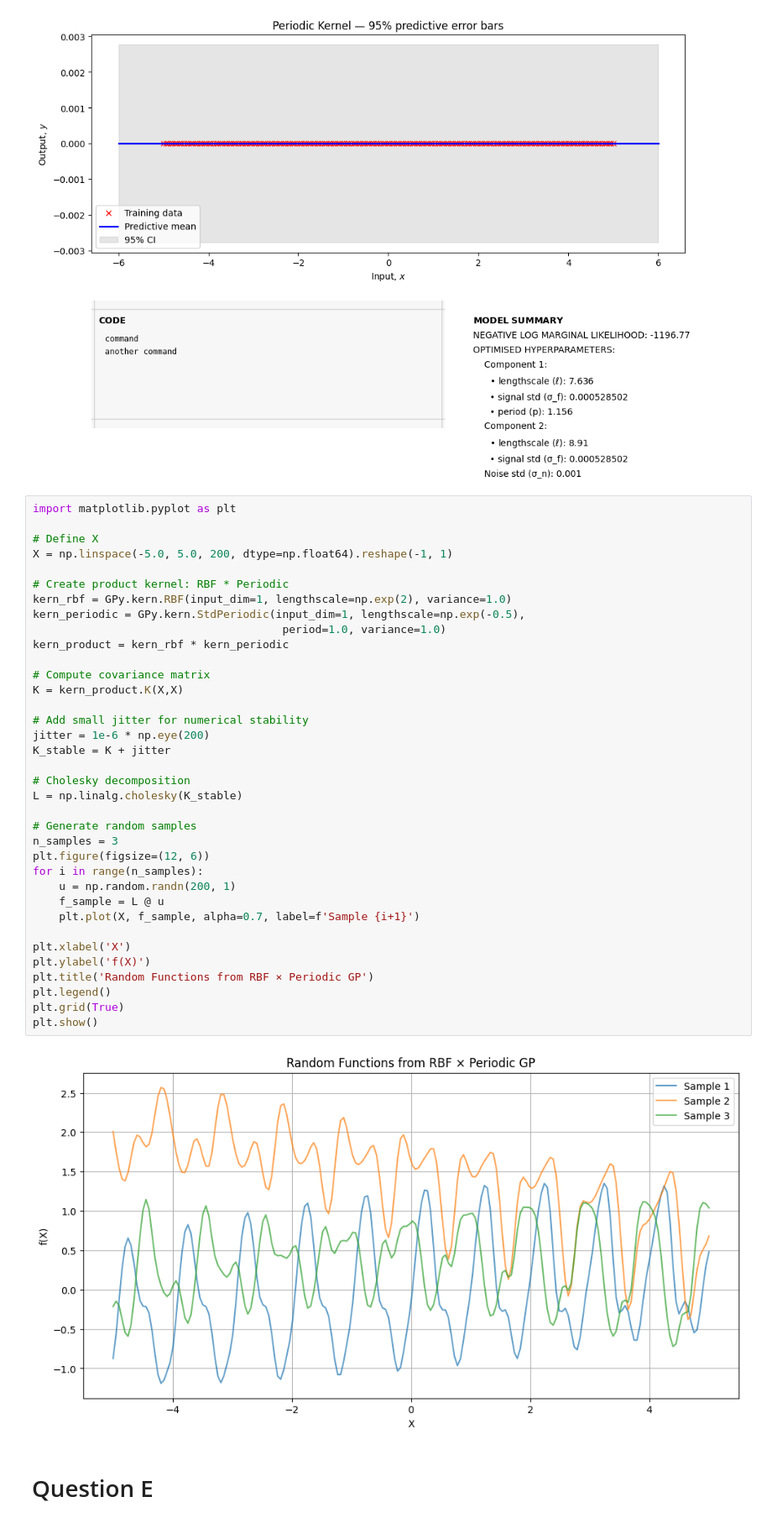
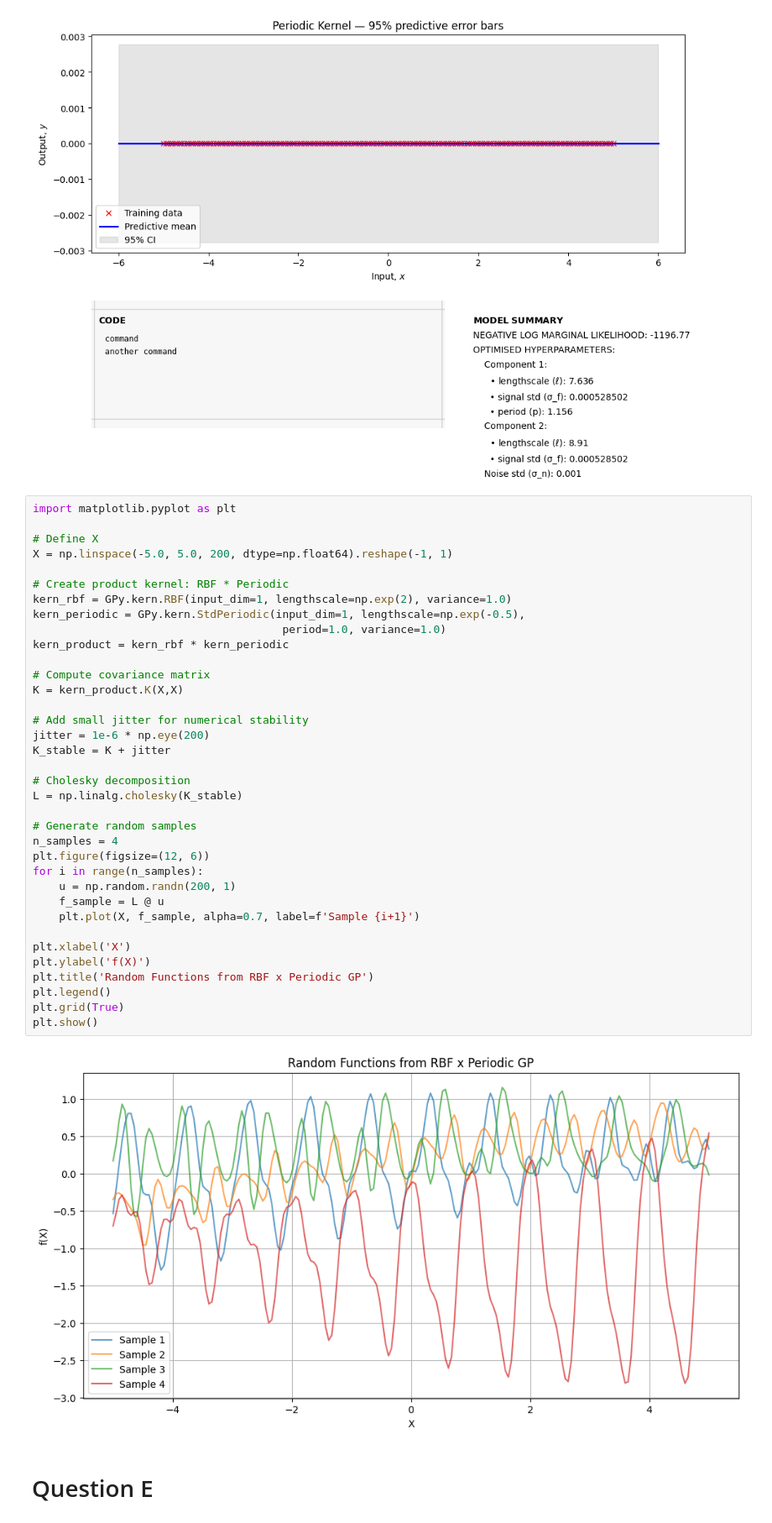
Before and after one commit to Olubusolami-R/gaussian-processes-cw, a Jupyter notebook: 2526/cw1/coursework1.ipynb, the cells around one changed output. Shown at 84% size. Drawn from its saved outputs; the diff is of its cells as text.

```diff
--- a/2526/cw1/coursework1.ipynb
+++ b/2526/cw1/coursework1.ipynb
@@ -350,36 +350,36 @@ X = np.linspace(-5.0, 5.0, 200, dtype=np.float64).reshape(-1, 1)
 
 # Create product kernel: RBF * Periodic
 kern_rbf = GPy.kern.RBF(input_dim=1, lengthscale=np.exp(2), variance=1.0)
 kern_periodic = GPy.kern.StdPeriodic(input_dim=1, lengthscale=np.exp(-0.5),
                                       period=1.0, variance=1.0)
 kern_product = kern_rbf * kern_periodic
 
 # Compute covariance matrix
 K = kern_product.K(X,X)
 
 # Add small jitter for numerical stability
 jitter = 1e-6 * np.eye(200)
 K_stable = K + jitter
 
 # Cholesky decomposition
 L = np.linalg.cholesky(K_stable)
 
 # Generate random samples
-n_samples = 3
+n_samples = 4
 plt.figure(figsize=(12, 6))
 for i in range(n_samples):
     u = np.random.randn(200, 1)
     f_sample = L @ u
     plt.plot(X, f_sample, alpha=0.7, label=f'Sample {i+1}')
 
 plt.xlabel('X')
 plt.ylabel('f(X)')
-plt.title('Random Functions from RBF × Periodic GP')
+plt.title('Random Functions from RBF x Periodic GP')
 plt.legend()
 plt.grid(True)
 plt.show()
 # %% [output]
-[figure, old version]
+[figure, new version]
 # %% [markdown]
 # Question E
 # %%
```
Also changed, not shown: parts of 7 cells of this notebook.
